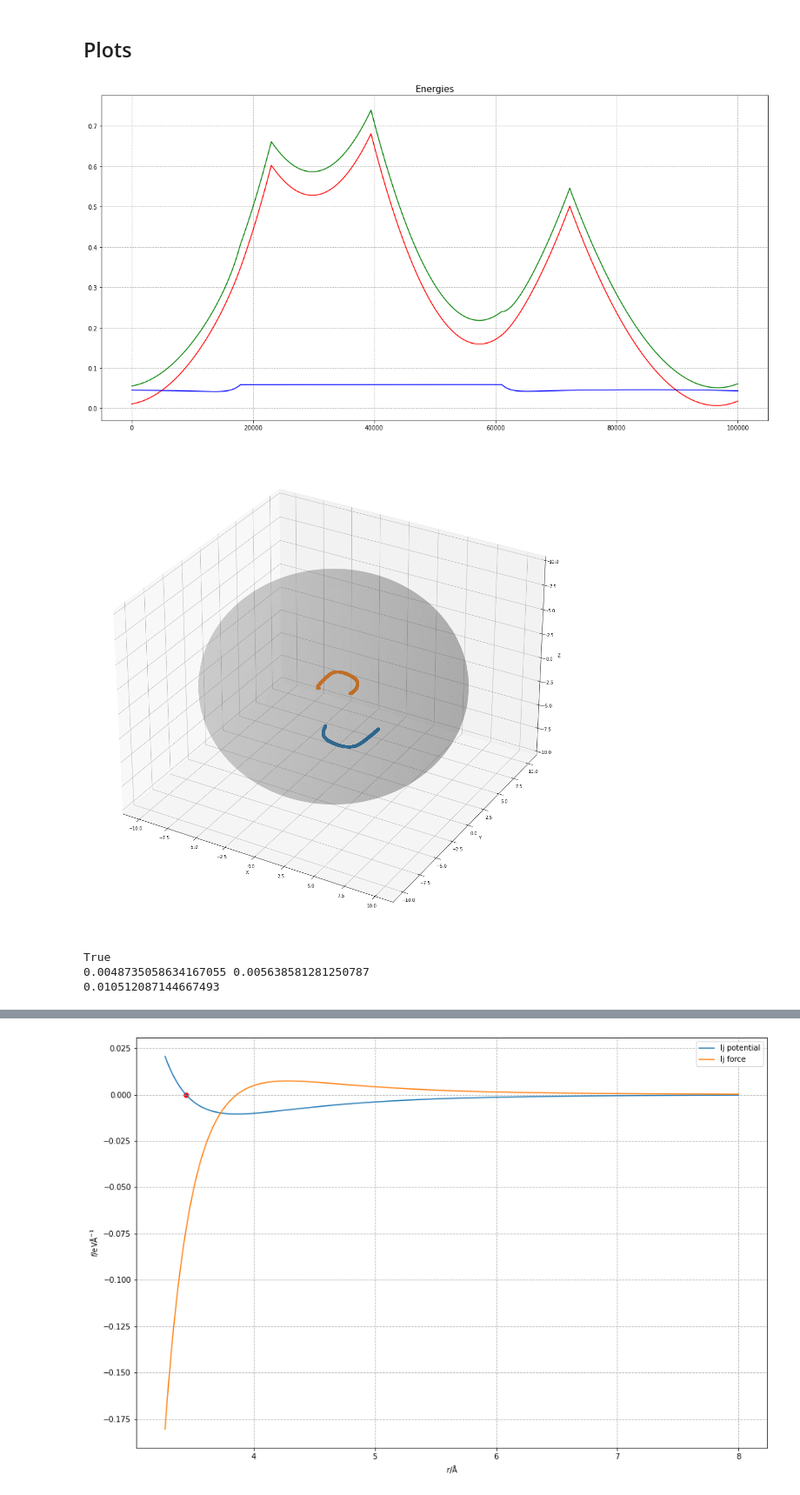
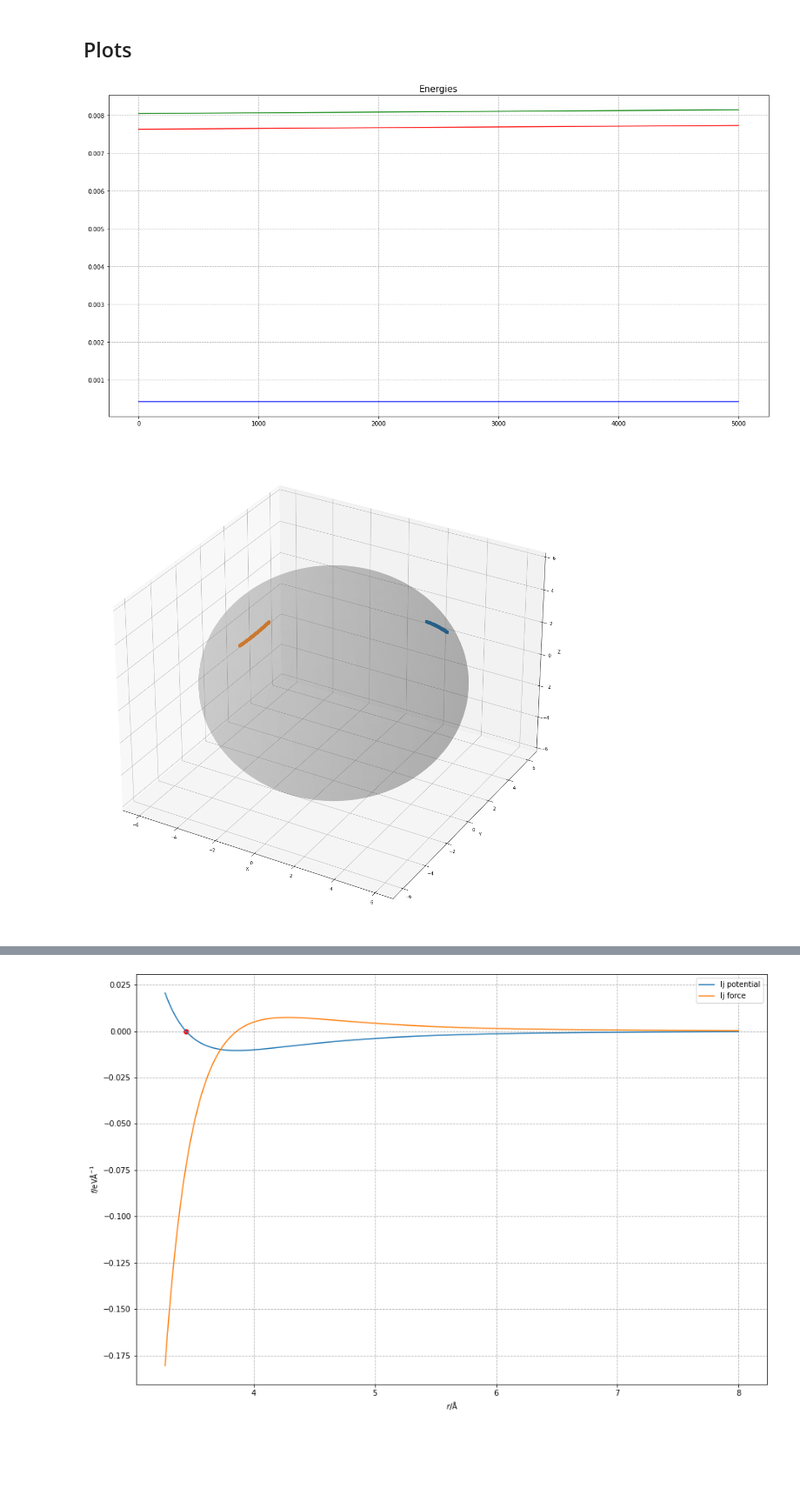
Before and after one commit to giuseppesimionato/gas-simulation, a Jupyter notebook: gas-simulation.ipynb, the cells around one changed output, grey strips where cells are left out. Shown at 87% size. Drawn from its saved outputs; the diff is of its cells as text; code cells hidden in the pictures; blank space fills up the shorter version.

Commit message:
Add plots

```diff
--- a/gas-simulation.ipynb
+++ b/gas-simulation.ipynb
@@ -115,7 +115,7 @@ def update_acceleration(index, sample, init=False):
         if i == index:
             accelerations.append([0, 0, 0])
             continue
-        position_differences = positions[index] - positions[i]
+        position_differences = positions[i] - positions[index]
         forces = lj_forces(abs(position_differences), EPSILON, SIGMA)
         accelerations.append([
             (position_difference/np.sqrt(position_difference**2)) * forces[n] / MASS
@@ -139,12 +139,21 @@ def add_energies(sample):
         for i in range(len(positions)):
             if i == key:
                 continue
-            position_differences = positions[key] - positions[i]
+            position_differences = positions[i] - positions[key]
             potential = lj_potential(abs(position_differences), EPSILON, SIGMA)
             interactions.append(np.sqrt(np.sum(np.array(potential)**2)))
 
         sample[key]['kinetic_energy'].append(get_kinetic_energy(particle['velocity'][-1]))
         sample[key]['potential_energy'].append(np.sum(interactions) if interactions != [] else 0)
+        # r = np.linspace(3.2, 8, 10000)
+        # plt.figure(figsize=(15,10))
+        # plt.plot(r, lj_potential(r, EPSILON, SIGMA), label='lj potential')
+        # plt.scatter(np.linalg.norm(position_differences), sample[key]['potential_energy'][-1], c='r')
+        # plt.legend()
+        # plt.grid(linestyle='--')
+        # plt.xlabel(r'$r$/Å')
+        # plt.ylabel(r'$f$/eVÅ$^{-1}$')
+        # plt.show()
         sample[key]['total_energy'].append(sample[key]['kinetic_energy'][-1] + sample[key]['potential_energy'][-1])
 
     total_kinetic_energy = np.sum([particle['kinetic_energy'][-1] for particle in sample.values()])
@@ -268,17 +277,19 @@ def apply_elastic_collisions(new_state):
                 new_state[i]['position'] += velocities[i]*DT
                 new_state[j]['position'] += velocities[j]*DT
 
+                print('urto')
+
         return new_state
 # %% [markdown]
 ## Dynamics
 # %%
 DT = 0.001
-MAX_DISTANCE = 10 # angstrom
+MAX_DISTANCE = 6 # angstrom
 TOTAL_PARTICLES = 2
 MAX_TIME_STEPS = 100000
 MASS = 39.95  # argon amu
 TEMPERATURE = 300  # K
-EPSILON = 0.0105  # eV
+EPSILON = 0.0105 # eV
 SIGMA = 3.44  # angstrom
 CUTOFF = 1000  # angstrom
 
@@ -287,7 +298,7 @@ potential = []
 kinetic = []
 total = []
 sample = initial_state(TOTAL_PARTICLES, TEMPERATURE, MAX_DISTANCE, MASS)
-k, p, tot = add_energies(sample, init=True)
+k, p, tot = add_energies(sample)
 kinetic.append(k)
 potential.append(p)
 total.append(tot)
@@ -306,19 +351,19 @@ for time in tqdm(range(MAX_TIME_STEPS)):
 ## Plots
 # %%
 plt.figure(figsize=(20,10))
-limit = -1
+limit = 5000
 
 
 plt.plot(total[:limit], color='g')
 plt.plot(kinetic[:limit], color='r')
 plt.plot(potential[:limit], color='b')
 
 
 plt.title('Energies', fontsize=15)
 plt.grid(linestyle='--')
 plt.show()
 # %% [output]
-[figure, old version]
+[figure, new version]
 # %%
 def plot_particle_trajectory(sample, radius):
     fig = plt.figure(figsize=(20,20))
@@ -346,22 +391,7 @@ def plot_particle_trajectory(sample, radius):
 
 plot_particle_trajectory(sample, MAX_DISTANCE)
 # %% [output]
-[figure, old version]
+[figure, new version]
-# %%
-t = 0
-po1 = sample[0]['potential_energy'][t]
-po2 = sample[1]['potential_energy'][t]
-
-k1 = sample[0]['kinetic_energy'][t]
-k2 = sample[1]['kinetic_energy'][t]
-
-print(po1 == po2)
-print(k1, k2)
-print(k1+k2)
-# %% [output]
-True
-0.0048735058634167055 0.005638581281250787
-0.010512087144667493
 # %%
 particle_number = 0
 
```
Also changed, not shown: parts of 5 cells of this notebook.
